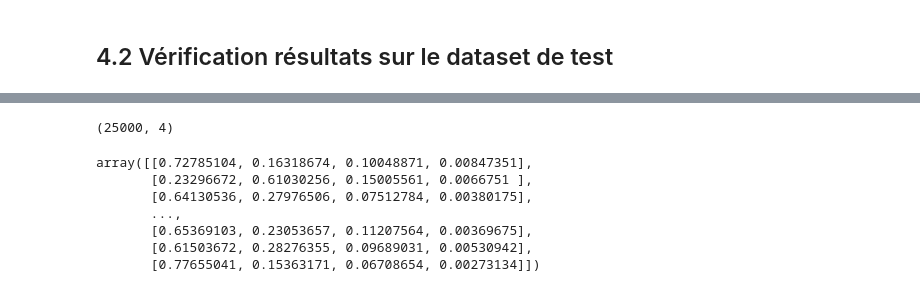
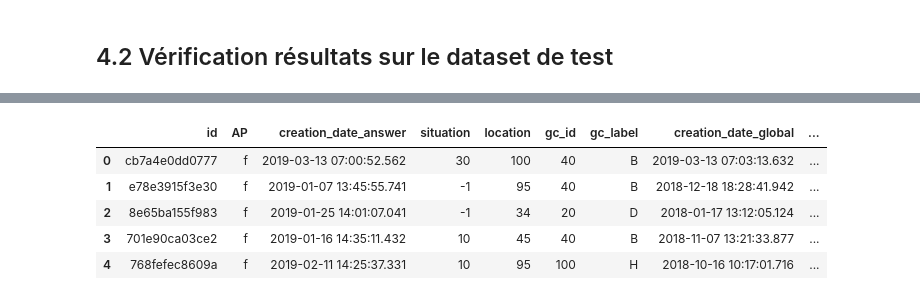
Before and after one commit to chahirbensmail/fruits_project, a Jupyter notebook: 2. Modeling.ipynb, the cells around one changed output, grey strips where cells are left out. Saved outputs shown, nothing was run; the diff lists cells and outputs as text; code cells hidden in the pictures.

```diff
--- a/2. Modeling.ipynb
+++ b/2. Modeling.ipynb
@@ -396,4 +459,0 @@ KeyboardInterrupt:
-# %%
-y_test_proba.shape
-# %% [output]
-(25000, 4)
@@ -404,10 +460,11 @@ y_train_proba = grid_search.best_estimator_.predict_proba(train)
-# %%
-y_train_proba
-# %% [output]
-array([[0.72785104, 0.16318674, 0.10048871, 0.00847351],
-       [0.23296672, 0.61030256, 0.15005561, 0.0066751 ],
-       [0.64130536, 0.27976506, 0.07512784, 0.00380175],
-       ...,
-       [0.65369103, 0.23053657, 0.11207564, 0.00369675],
-       [0.61503672, 0.28276355, 0.09689031, 0.00530942],
-       [0.77655041, 0.15363171, 0.06708654, 0.00273134]])
+# %%
+test = test.reset_index()
+# %%
+test.head()
+# %% [output]
+|  | id | AP | creation_date_answer | situation | location | gc_id | gc_label | creation_date_global | ... |
+| 0 | cb7a4e0dd0777 | f | 2019-03-13 07:00:52.562 | 30 | 100 | 40 | B | 2019-03-13 07:03:13.632 | ... |
+| 1 | e78e3915f3e30 | f | 2019-01-07 13:45:55.741 | -1 | 95 | 40 | B | 2018-12-18 18:28:41.942 | ... |
+| 2 | 8e65ba155f983 | f | 2019-01-25 14:01:07.041 | -1 | 34 | 20 | D | 2018-01-17 13:12:05.124 | ... |
+| 3 | 701e90ca03ce2 | f | 2019-01-16 14:35:11.432 | 10 | 45 | 40 | B | 2018-11-07 13:21:33.877 | ... |
+| 4 | 768fefec8609a | f | 2019-02-11 14:25:37.331 | 10 | 95 | 100 | H | 2018-10-16 10:17:01.716 | ... |
```
Also changed, not shown: parts of 37 cells of this notebook, 3 other files.
